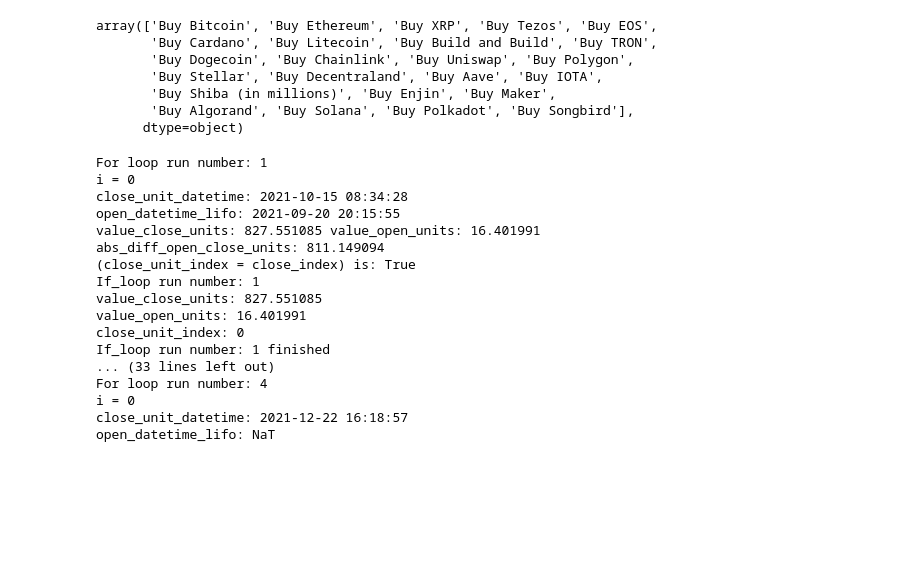
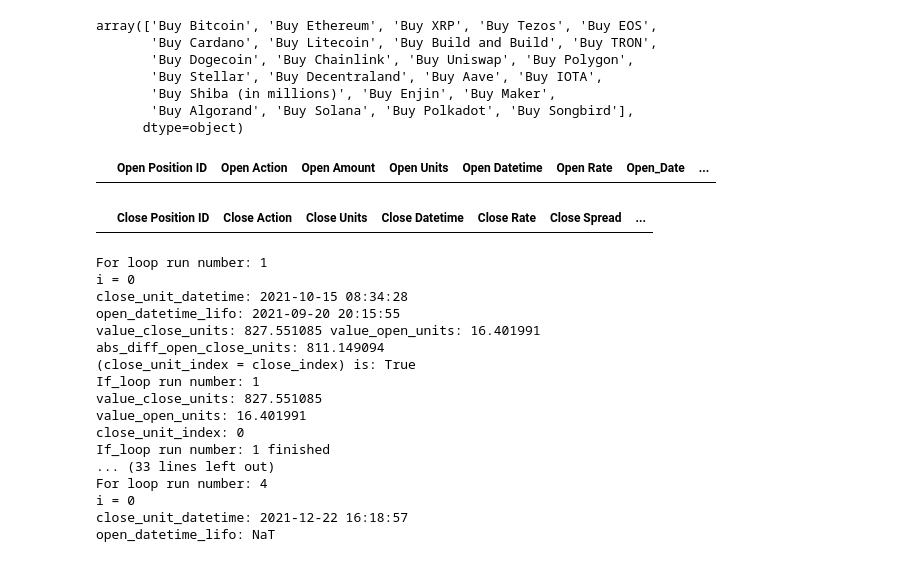
Before and after one commit to VijayTaori/Lifo_step1, a Jupyter notebook: Copy_of_Detailed_lifo_Polygon.ipynb, the cells around one changed output. Saved outputs shown, nothing was run; the diff lists cells and outputs as text; code cells hidden in the pictures; blank space fills up the shorter version.

```diff
--- a/Copy_of_Detailed_lifo_Polygon.ipynb
+++ b/Copy_of_Detailed_lifo_Polygon.ipynb
@@ -51,6 +51,14 @@ array(['Buy Bitcoin', 'Buy Ethereum', 'Buy XRP', 'Buy Tezos', 'Buy EOS',
        'Buy Shiba (in millions)', 'Buy Enjin', 'Buy Maker',
        'Buy Algorand', 'Buy Solana', 'Buy Polkadot', 'Buy Songbird'],
       dtype=object)
+# %%
+df_open[df_open['Open Datetime'] == pd.NaT]
+# %% [output]
+|  | Open Position ID | Open Action | Open Amount | Open Units | Open Datetime | Open Rate | Open_Date | ... |
+# %%
+df_close[df_close['Close Datetime'] == pd.NaT]
+# %% [output]
+|  | Close Position ID | Close Action | Close Units | Close Datetime | Close Rate | Close Spread | ... |
 # %%
 # Let's build a index selector for df_close_btc
 close_unit_index = 0
```
Also changed, not shown: parts of 18 cells of this notebook.
